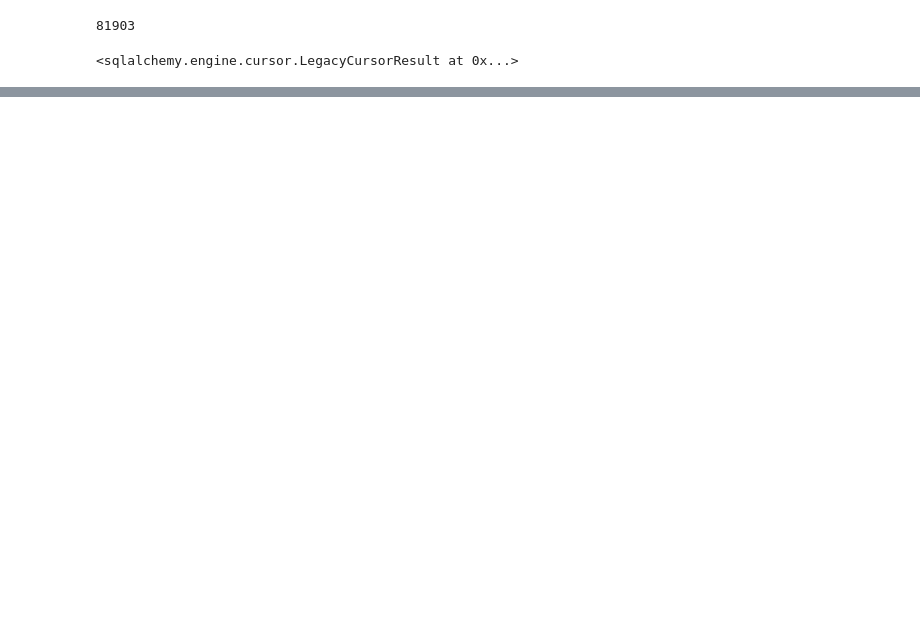
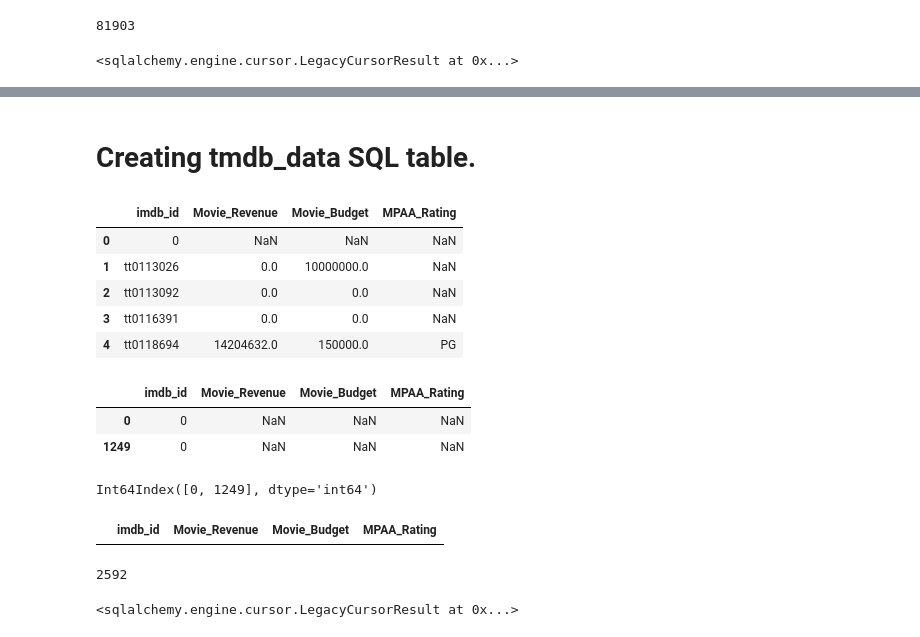
Before and after one commit to RJKool/Project-3, a Jupyter notebook: Project 3 - Part 3.ipynb, the cells around one changed output, grey strips where cells are left out. Cells and saved outputs as stored; diff of their text form; code cells hidden in the pictures; blank space fills up the shorter version.

```diff
--- a/Project 3 - Part 3.ipynb
+++ b/Project 3 - Part 3.ipynb
@@ -284,0 +428,23 @@ engine.execute('ALTER TABLE title_basics ADD PRIMARY KEY (`tconst`);')
+# %% [markdown]
+# Creating tmdb_data SQL table.
+# %%
+#quick view of new_tmdb_df dataframe
+new_tmdb_df.head()
+# %% [output]
+|  | imdb_id | Movie_Revenue | Movie_Budget | MPAA_Rating |
+| 0 | 0 | NaN | NaN | NaN |
+| 1 | tt0113026 | 0.0 | 10000000.0 | NaN |
+| 2 | tt0113092 | 0.0 | 0.0 | NaN |
+| 3 | tt0116391 | 0.0 | 0.0 | NaN |
+| 4 | tt0118694 | 14204632.0 | 150000.0 | PG |
+# %%
+#viewing duplicate rows
+new_tmdb_df[new_tmdb_df['imdb_id']=="0"]
+# %% [output]
+|  | imdb_id | Movie_Revenue | Movie_Budget | MPAA_Rating |
+| 0 | 0 | NaN | NaN | NaN |
+| 1249 | 0 | NaN | NaN | NaN |
+# %%
+new_tmdb_df[new_tmdb_df['imdb_id']=="0"].index
+# %% [output]
+Int64Index([0, 1249], dtype='int64')
@@ -284,0 +454,5 @@ engine.execute('ALTER TABLE title_basics ADD PRIMARY KEY (`tconst`);')
+# %%
+#confirming change
+new_tmdb_df[new_tmdb_df['imdb_id']=="0"]
+# %% [output]
+|  | imdb_id | Movie_Revenue | Movie_Budget | MPAA_Rating |
@@ -284,0 +472,9 @@ engine.execute('ALTER TABLE title_basics ADD PRIMARY KEY (`tconst`);')
+# %%
+# Save to sql with dtype and index=False
+new_tmdb_df.to_sql('tmdb_data',engine,dtype=tmdb_schema,if_exists='replace',index=False)
+# %% [output]
+2592
+# %%
+engine.execute('ALTER TABLE tmdb_data ADD PRIMARY KEY (`imdb_id`);')
+# %% [output]
+<sqlalchemy.engine.cursor.LegacyCursorResult at 0x...>
```
Also changed, not shown: parts of 30 cells of this notebook.
